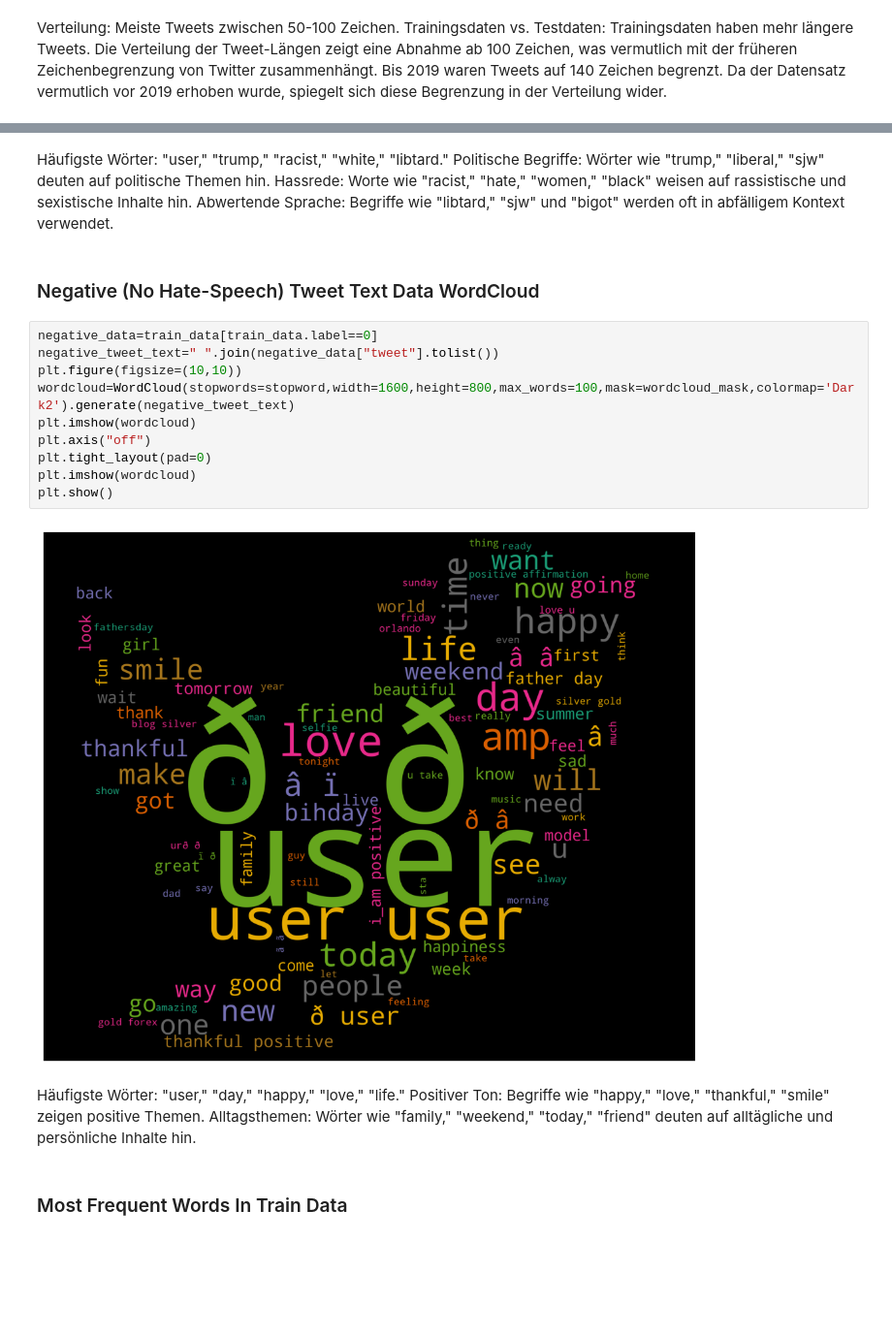
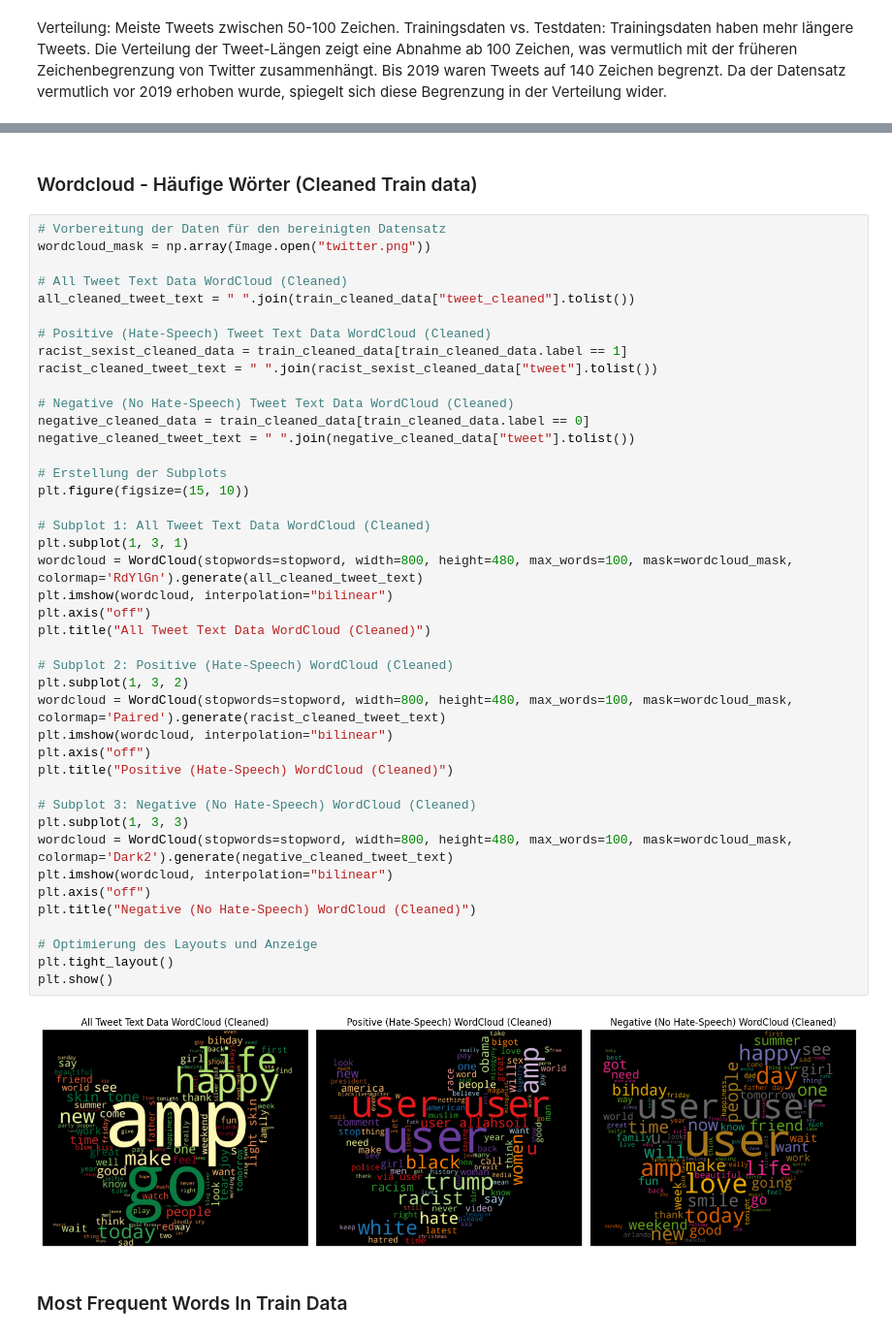
Before and after one commit to netGed/WebScience24, a Jupyter notebook: src/1. Explorative Analysis & Preprocessing/imran/data-expl_hate-speech.ipynb, the cells around one changed output, grey strips where cells are left out. Shown at 97% size. Saved outputs shown, nothing was run; the diff lists cells and outputs as text; blank space fills up the shorter version.

```diff
--- a/src/1. Explorative Analysis & Preprocessing/imran/data-expl_hate-speech.ipynb
+++ b/src/1. Explorative Analysis & Preprocessing/imran/data-expl_hate-speech.ipynb
@@ -298,26 +323,49 @@ plt.show()
-# %% [markdown]
-Häufigste Wörter: "user," "trump," "racist," "white," "libtard."
-Politische Begriffe: Wörter wie "trump," "liberal," "sjw" deuten auf politische Themen hin.
-Hassrede: Worte wie "racist," "hate," "women," "black" weisen auf rassistische und sexistische Inhalte hin.
-Abwertende Sprache: Begriffe wie "libtard," "sjw" und "bigot" werden oft in abfälligem Kontext verwendet.
-# %% [markdown]
-### Negative (No Hate-Speech) Tweet Text Data WordCloud
-# %%
-negative_data=train_data[train_data.label==0]
-negative_tweet_text=" ".join(negative_data["tweet"].tolist())
-plt.figure(figsize=(10,10))
-wordcloud=WordCloud(stopwords=stopword,width=1600,height=800,max_words=100,mask=wordcloud_mask,colormap='Dark2').generate(negative_tweet_text)
-plt.imshow(wordcloud)
-plt.axis("off")
-plt.tight_layout(pad=0)
-plt.imshow(wordcloud)
-plt.show()
-# %% [output]
-[figure, removed]
-# %% [markdown]
-Häufigste Wörter: "user," "day," "happy," "love," "life."
-Positiver Ton: Begriffe wie "happy," "love," "thankful," "smile" zeigen positive Themen.
-Alltagsthemen: Wörter wie "family," "weekend," "today," "friend" deuten auf alltägliche und persönliche Inhalte hin.
+# %% [markdown]
+### Wordcloud - Häufige Wörter (Cleaned Train data)
+# %%
+# Vorbereitung der Daten für den bereinigten Datensatz
+wordcloud_mask = np.array(Image.open("twitter.png"))
+
+# All Tweet Text Data WordCloud (Cleaned)
+all_cleaned_tweet_text = " ".join(train_cleaned_data["tweet_cleaned"].tolist())
+
+# Positive (Hate-Speech) Tweet Text Data WordCloud (Cleaned)
+racist_sexist_cleaned_data = train_cleaned_data[train_cleaned_data.label == 1]
+racist_cleaned_tweet_text = " ".join(racist_sexist_cleaned_data["tweet"].tolist())
+
+# Negative (No Hate-Speech) Tweet Text Data WordCloud (Cleaned)
+negative_cleaned_data = train_cleaned_data[train_cleaned_data.label == 0]
+negative_cleaned_tweet_text = " ".join(negative_cleaned_data["tweet"].tolist())
+
+# Erstellung der Subplots
+plt.figure(figsize=(15, 10))
+
+# Subplot 1: All Tweet Text Data WordCloud (Cleaned)
+plt.subplot(1, 3, 1)
+wordcloud = WordCloud(stopwords=stopword, width=800, height=480, max_words=100, mask=wordcloud_mask, colormap='RdYlGn').generate(all_cleaned_tweet_text)
+plt.imshow(wordcloud, interpolation="bilinear")
+plt.axis("off")
+plt.title("All Tweet Text Data WordCloud (Cleaned)")
+
+# Subplot 2: Positive (Hate-Speech) WordCloud (Cleaned)
+plt.subplot(1, 3, 2)
+wordcloud = WordCloud(stopwords=stopword, width=800, height=480, max_words=100, mask=wordcloud_mask, colormap='Paired').generate(racist_cleaned_tweet_text)
+plt.imshow(wordcloud, interpolation="bilinear")
+plt.axis("off")
+plt.title("Positive (Hate-Speech) WordCloud (Cleaned)")
+
+# Subplot 3: Negative (No Hate-Speech) WordCloud (Cleaned)
+plt.subplot(1, 3, 3)
+wordcloud = WordCloud(stopwords=stopword, width=800, height=480, max_words=100, mask=wordcloud_mask, colormap='Dark2').generate(negative_cleaned_tweet_text)
+plt.imshow(wordcloud, interpolation="bilinear")
+plt.axis("off")
+plt.title("Negative (No Hate-Speech) WordCloud (Cleaned)")
+
+# Optimierung des Layouts und Anzeige
+plt.tight_layout()
+plt.show()
+# %% [output]
+[figure, added]
 # %% [markdown]
 ### Most Frequent Words In Train Data
 # %%
```
Also changed, not shown: parts of 8 cells of this notebook.
